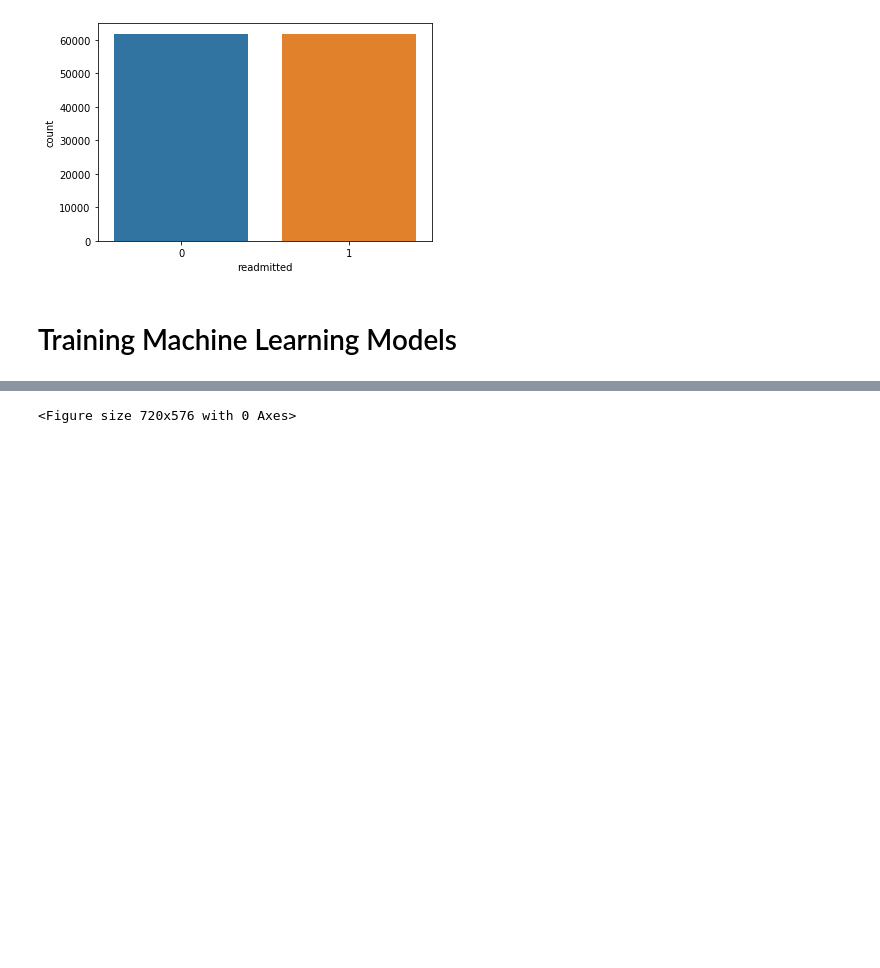
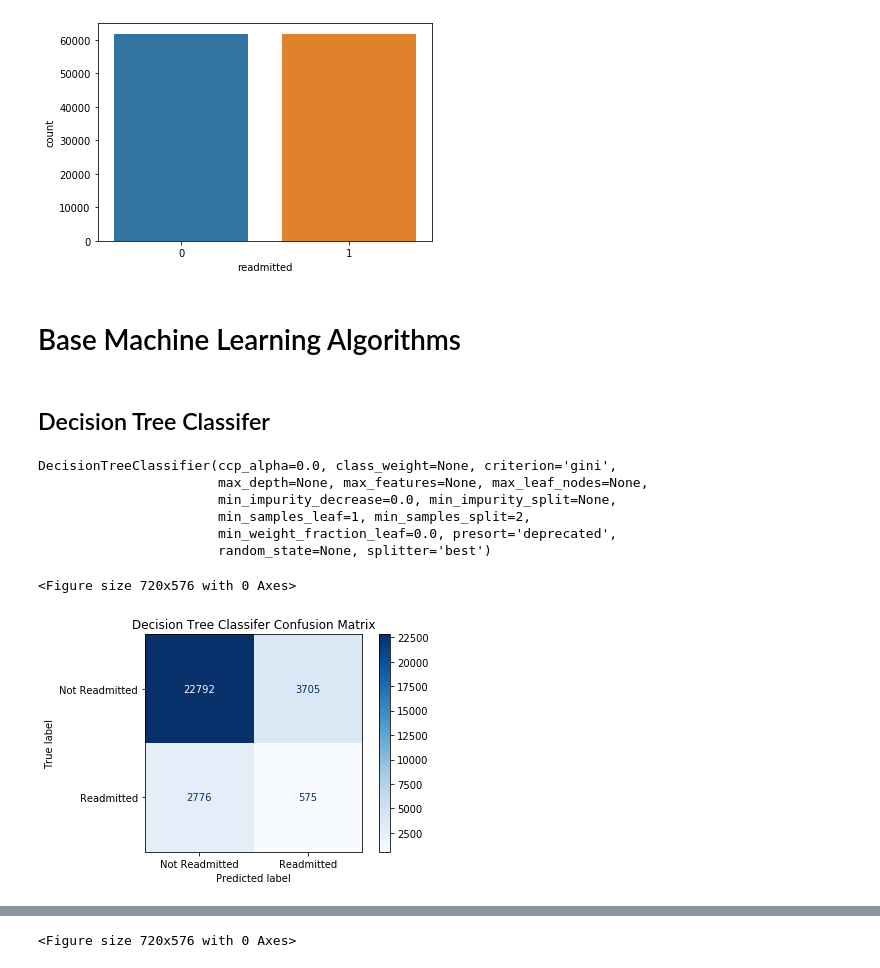
Before and after one commit to rchoi2/Diabetes-Readmission-Classifier, a Jupyter notebook: Diabetes_Classification_EDA.ipynb, the cells around one changed output, grey strips where cells are left out. Drawn from its saved outputs; the diff is of its cells as text; code cells hidden in the pictures; blank space fills up the shorter version.

Commit message:
Base ML Algorithms

```diff
--- a/Diabetes_Classification_EDA.ipynb
+++ b/Diabetes_Classification_EDA.ipynb
@@ -393,5 +384,26 @@ sns.countplot(y_train_res)
 # %% [output]
 <matplotlib.axes._subplots.AxesSubplot at 0x...>
 [figure]
-# %% [markdown]
-# Training Machine Learning Models
+# %% [markdown]
+<p><a name="base"></a></p>
+
+# Base Machine Learning Algorithms
+# %% [markdown]
+<p><a name="dt"></a></p>
+
+## Decision Tree Classifer
+# %%
+dt_clf = DecisionTreeClassifier()
+dt_clf.fit(X_train_res, y_train_res)
+# %% [output]
+DecisionTreeClassifier(ccp_alpha=0.0, class_weight=None, criterion='gini',
+                       max_depth=None, max_features=None, max_leaf_nodes=None,
+                       min_impurity_decrease=0.0, min_impurity_split=None,
+                       min_samples_leaf=1, min_samples_split=2,
+                       min_weight_fraction_leaf=0.0, presort='deprecated',
+                       random_state=None, splitter='best')
+# %%
+plot_cm(dt_clf, "Decision Tree Classifer")
+# %% [output]
+<Figure size 720x576 with 0 Axes>
+[figure, added]
```
Also changed, not shown: parts of 46 cells of this notebook.
